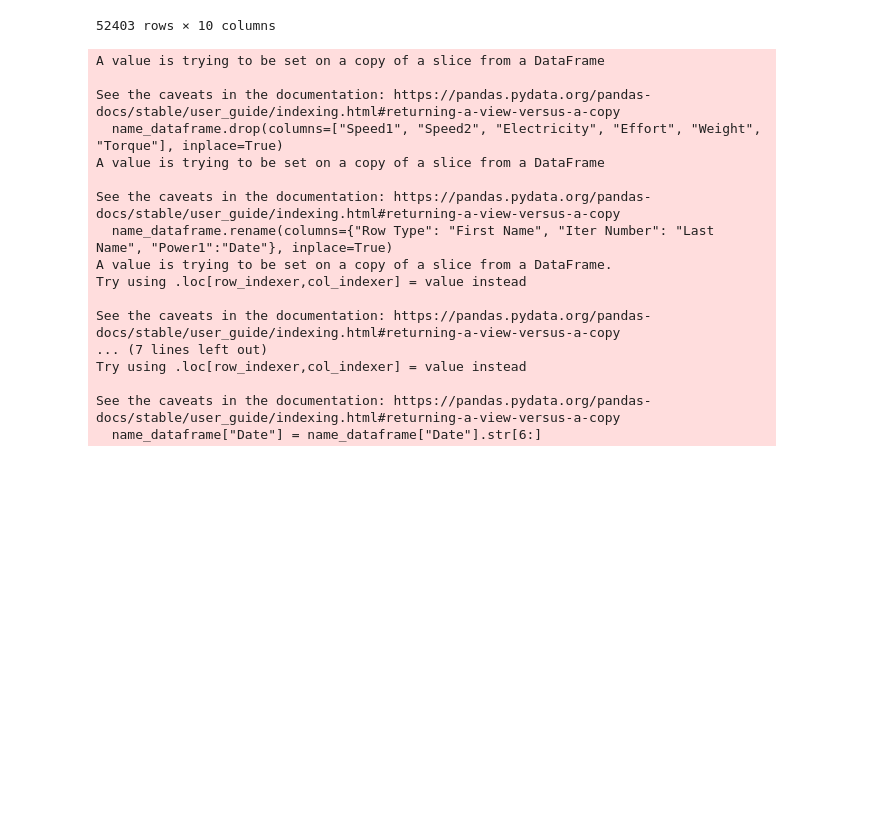
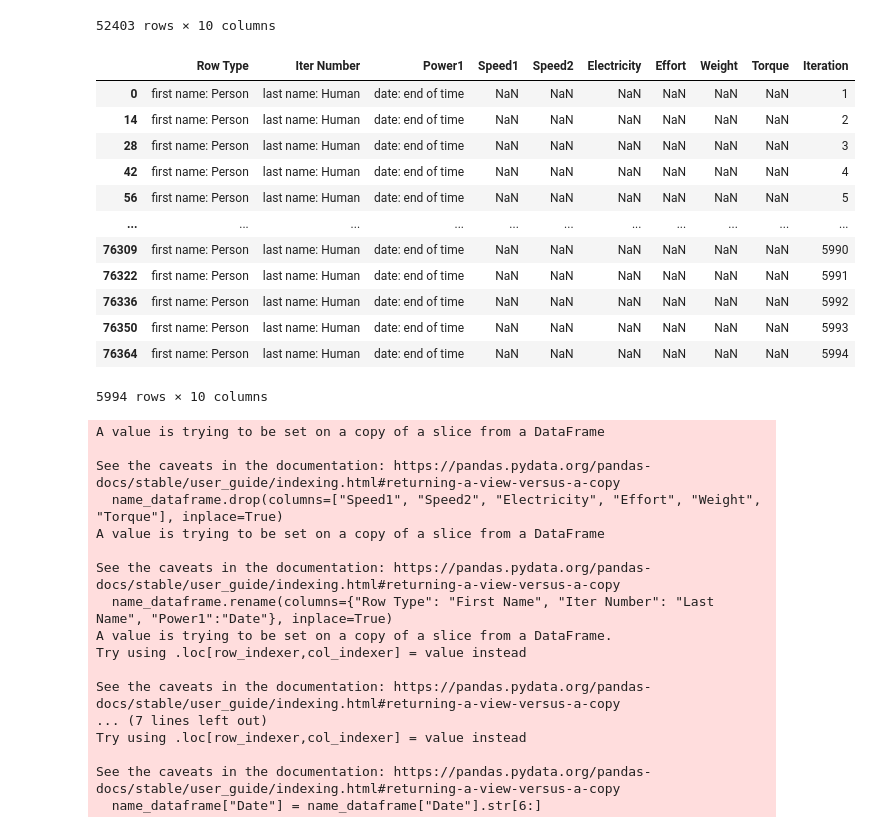
Before and after one commit to Vivek-S1n9h/Data-cleaning-challenge-using-Python, a Jupyter notebook: data_cleaning_challenge.ipynb, the cells around one changed output. Drawn from its saved outputs; the diff is of its cells as text; code cells hidden in the pictures; blank space fills up the shorter version.

```diff
--- a/data_cleaning_challenge.ipynb
+++ b/data_cleaning_challenge.ipynb
@@ -1,7 +1,7 @@
 # %%
 import pandas as pd
 # %%
-data_import = pd.read_csv("data_cleaning_challenge.csv")
+data_import = pd.read_csv("raw_data.csv")
 data_import
 # %% [output]
 |  | Row Type | Iter Number | Power1 | Speed1 | Speed2 | Electricity | Effort | Weight | Torque | Unnamed: 9 | ... |
@@ -119,4 +125,23 @@ drop_extra_columns_name_rows
 | 76375 | Std.Dev. | 221 | 112 | 717 | 630 | 239 | 561 | 142 | 909 | 5994 |
 | 76376 | Total | 429 | - | - | - | - | 847 | 583 | 407 | 5994 |
 52403 rows × 10 columns
+# %%
+#now we create a new table with name
+
+name_dataframe = drop_extra_columns_name_rows[drop_extra_columns_name_rows["Row Type"].str.contains("first name")]
+name_dataframe
+# %% [output]
+|  | Row Type | Iter Number | Power1 | Speed1 | Speed2 | Electricity | Effort | Weight | Torque | Iteration |
+| 0 | first name: Person | last name: Human | date: end of time | NaN | NaN | NaN | NaN | NaN | NaN | 1 |
+| 14 | first name: Person | last name: Human | date: end of time | NaN | NaN | NaN | NaN | NaN | NaN | 2 |
+| 28 | first name: Person | last name: Human | date: end of time | NaN | NaN | NaN | NaN | NaN | NaN | 3 |
+| 42 | first name: Person | last name: Human | date: end of time | NaN | NaN | NaN | NaN | NaN | NaN | 4 |
+| 56 | first name: Person | last name: Human | date: end of time | NaN | NaN | NaN | NaN | NaN | NaN | 5 |
+| ... | ... | ... | ... | ... | ... | ... | ... | ... | ... | ... |
+| 76309 | first name: Person | last name: Human | date: end of time | NaN | NaN | NaN | NaN | NaN | NaN | 5990 |
+| 76322 | first name: Person | last name: Human | date: end of time | NaN | NaN | NaN | NaN | NaN | NaN | 5991 |
+| 76336 | first name: Person | last name: Human | date: end of time | NaN | NaN | NaN | NaN | NaN | NaN | 5992 |
+| 76350 | first name: Person | last name: Human | date: end of time | NaN | NaN | NaN | NaN | NaN | NaN | 5993 |
+| 76364 | first name: Person | last name: Human | date: end of time | NaN | NaN | NaN | NaN | NaN | NaN | 5994 |
+5994 rows × 10 columns
 # %%
```
Also changed, not shown: parts of 9 cells of this notebook, 1 other file.
